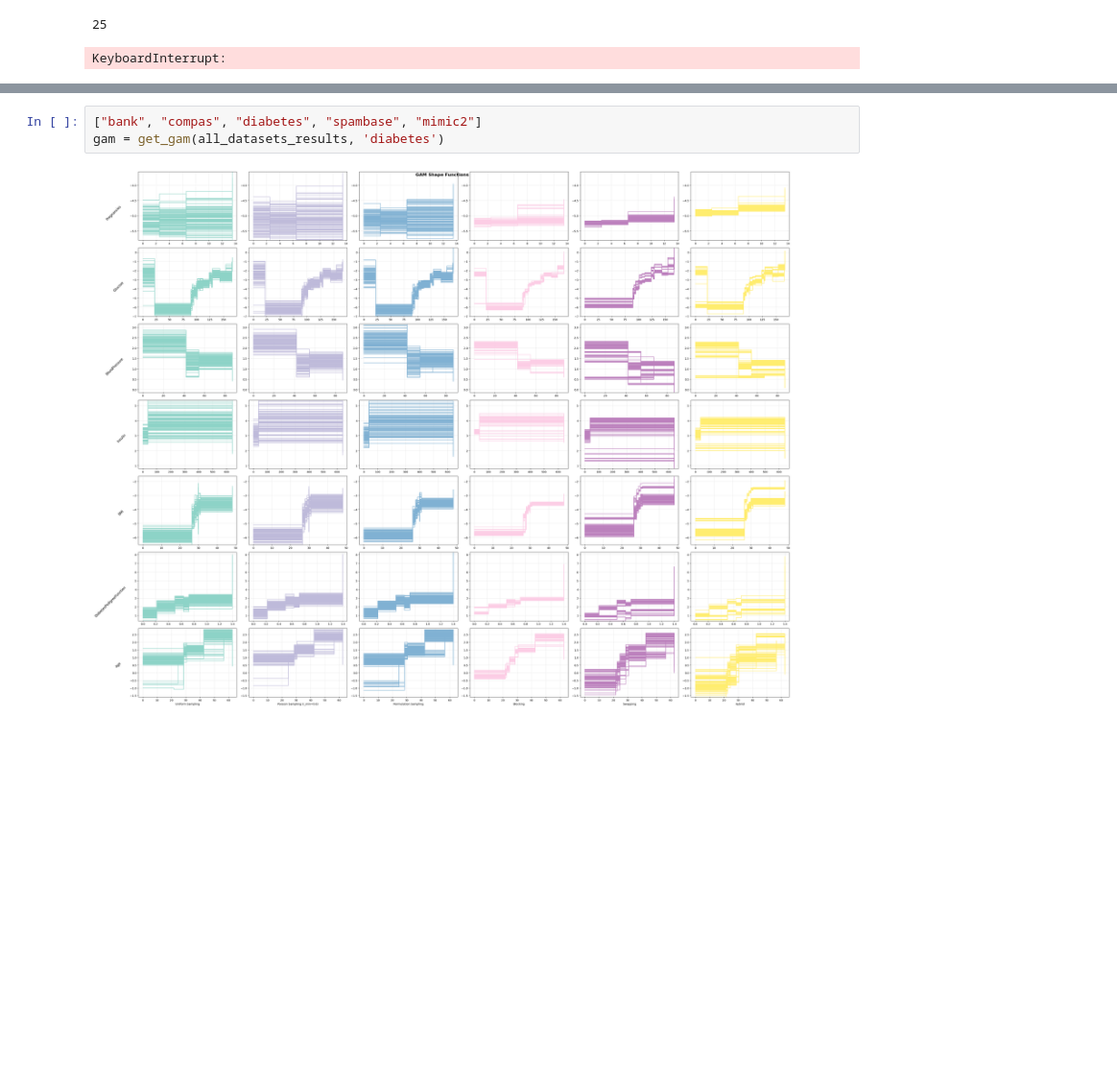
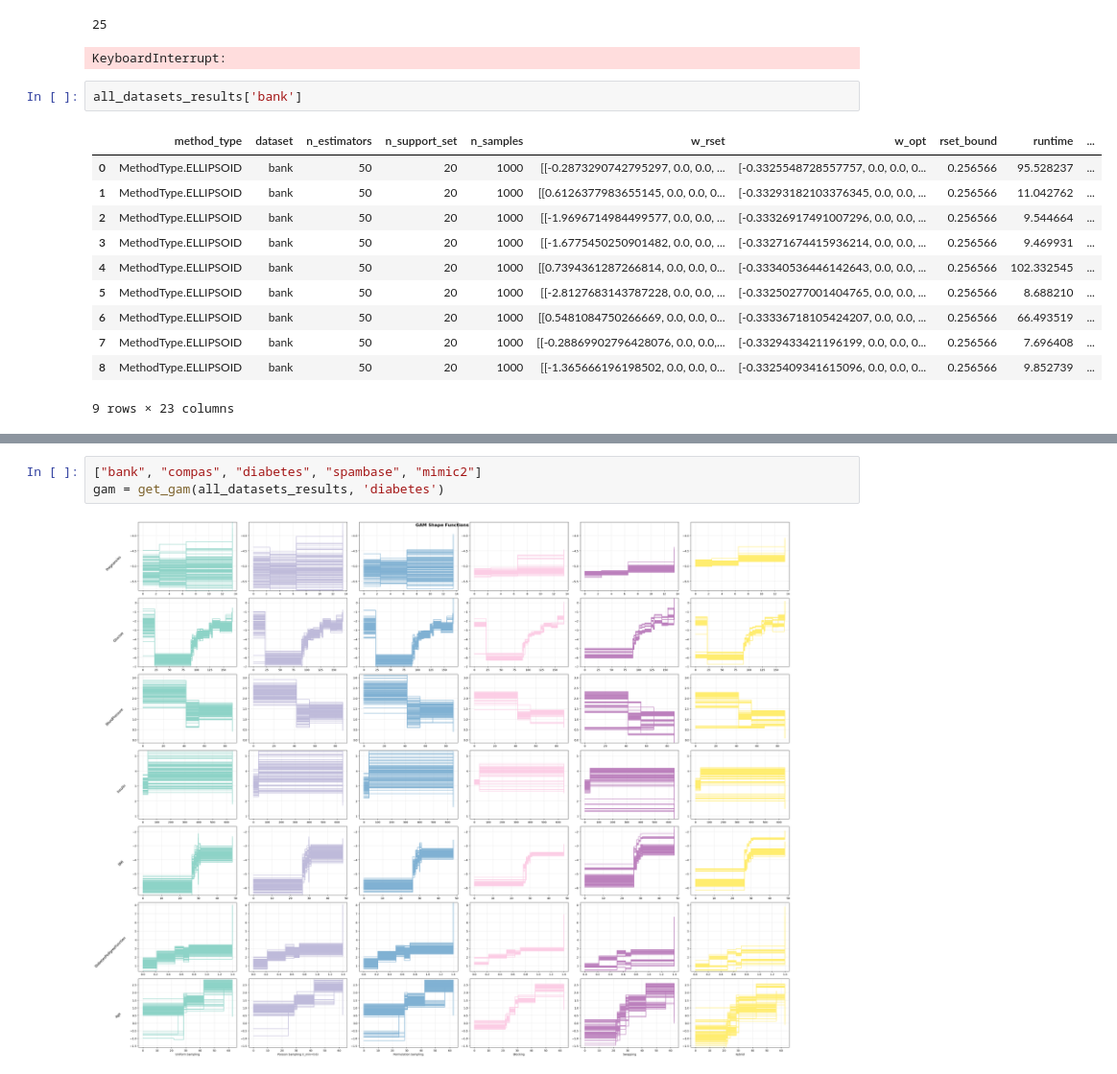
Before and after one commit to chrisli36/gam-rashoman-set, a Jupyter notebook: method_scripts/evaluation.ipynb, the cells around one changed output, grey strips where cells are left out. Shown at 96% size. Drawn from its saved outputs; the diff is of its cells as text; blank space fills up the shorter version.

```diff
--- a/method_scripts/evaluation.ipynb
+++ b/method_scripts/evaluation.ipynb
@@ -341,4 +323,18 @@ for dataset, df in all_datasets_results.items():
 [figure]
 25
 KeyboardInterrupt:
+# %%
+all_datasets_results['bank']
+# %% [output]
+|  | method_type | dataset | n_estimators | n_support_set | n_samples | w_rset | w_opt | rset_bound | runtime | ... |
+| 0 | MethodType.ELLIPSOID | bank | 50 | 20 | 1000 | [[-0.2873290742795297, 0.0, 0.0, ... | [-0.3325548728557757, 0.0, 0.0, 0... | 0.256566 | 95.528237 | ... |
+| 1 | MethodType.ELLIPSOID | bank | 50 | 20 | 1000 | [[0.6126377983655145, 0.0, 0.0, 0... | [-0.33293182103376345, 0.0, 0.0, ... | 0.256566 | 11.042762 | ... |
+| 2 | MethodType.ELLIPSOID | bank | 50 | 20 | 1000 | [[-1.9696714984499577, 0.0, 0.0, ... | [-0.33326917491007296, 0.0, 0.0, ... | 0.256566 | 9.544664 | ... |
+| 3 | MethodType.ELLIPSOID | bank | 50 | 20 | 1000 | [[-1.6775450250901482, 0.0, 0.0, ... | [-0.33271674415936214, 0.0, 0.0, ... | 0.256566 | 9.469931 | ... |
+| 4 | MethodType.ELLIPSOID | bank | 50 | 20 | 1000 | [[0.7394361287266814, 0.0, 0.0, 0... | [-0.33340536446142643, 0.0, 0.0, ... | 0.256566 | 102.332545 | ... |
+| 5 | MethodType.ELLIPSOID | bank | 50 | 20 | 1000 | [[-2.8127683143787228, 0.0, 0.0, ... | [-0.33250277001404765, 0.0, 0.0, ... | 0.256566 | 8.688210 | ... |
+| 6 | MethodType.ELLIPSOID | bank | 50 | 20 | 1000 | [[0.5481084750266669, 0.0, 0.0, 0... | [-0.33336718105424207, 0.0, 0.0, ... | 0.256566 | 66.493519 | ... |
+| 7 | MethodType.ELLIPSOID | bank | 50 | 20 | 1000 | [[-0.28869902796428076, 0.0, 0.0,... | [-0.3329433421196199, 0.0, 0.0, 0... | 0.256566 | 7.696408 | ... |
+| 8 | MethodType.ELLIPSOID | bank | 50 | 20 | 1000 | [[-1.365666196198502, 0.0, 0.0, 0... | [-0.3325409341615096, 0.0, 0.0, 0... | 0.256566 | 9.852739 | ... |
+9 rows × 23 columns
 # %%
```
Also changed, not shown: parts of 12 cells of this notebook, 8 other files.
